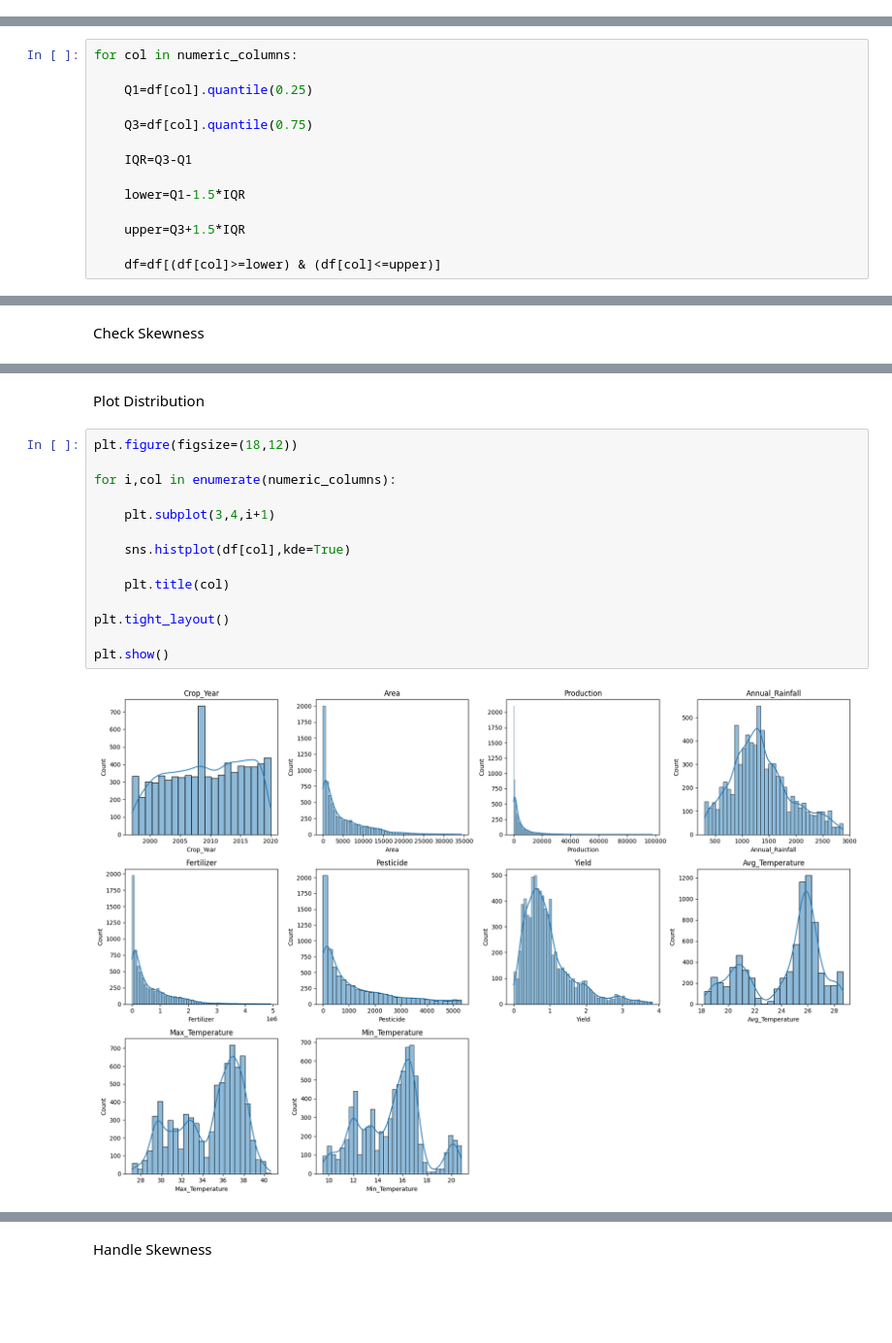
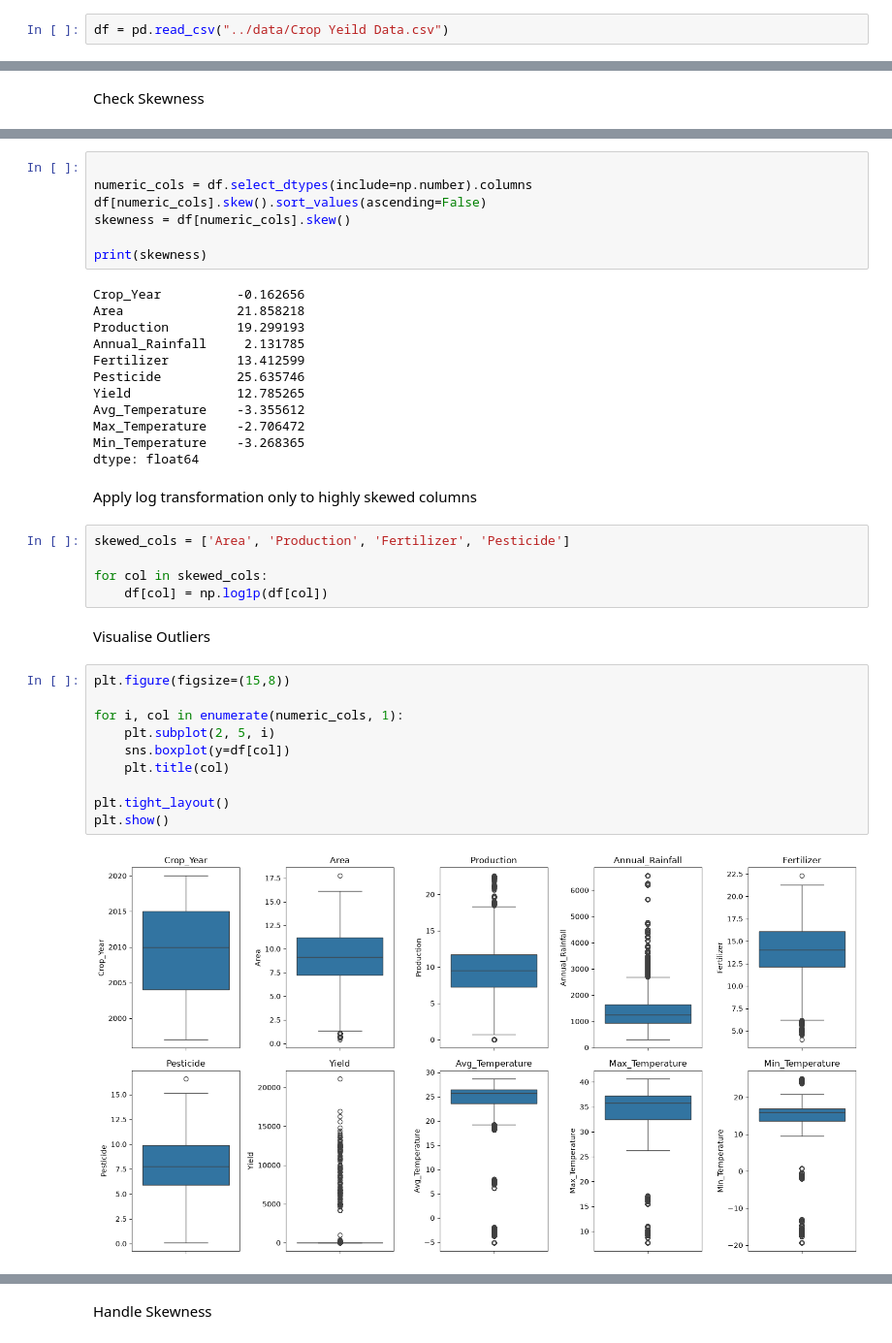
Before and after one commit to ranjana27ka-bot/Crop_Yield_Prediction, a Jupyter notebook: notebooks/Data_Collection_and_Preprocessing.ipynb, the cells around one changed output, grey strips where cells are left out. Shown at 97% size. Saved outputs shown, nothing was run; the diff lists cells and outputs as text; blank space fills up the shorter version.

```diff
--- a/notebooks/Data_Collection_and_Preprocessing.ipynb
+++ b/notebooks/Data_Collection_and_Preprocessing.ipynb
@@ -22,3 +16,5 @@ df = pd.read_csv(DATA_PATH)
+# %%
+df = pd.read_csv("../data/Crop Yeild Data.csv")
 # %% [markdown]
 1. Data Exploration:
 ● Explore the data, list down the unique values in each feature and find its length.
@@ -218,14 +168,0 @@ Remove Outliers
-# %%
-for col in numeric_columns:
-
-    Q1=df[col].quantile(0.25)
-
-    Q3=df[col].quantile(0.75)
-
-    IQR=Q3-Q1
-
-    lower=Q1-1.5*IQR
-
-    upper=Q3+1.5*IQR
-
-    df=df[(df[col]>=lower) & (df[col]<=upper)]
@@ -256,18 +171,40 @@ dtype: float64
-# %% [markdown]
-Plot Distribution
+# %%
+
+numeric_cols = df.select_dtypes(include=np.number).columns
+df[numeric_cols].skew().sort_values(ascending=False)
+skewness = df[numeric_cols].skew()
+
+print(skewness)
+# %% [output]
+Crop_Year          -0.162656
+Area               21.858218
+Production         19.299193
+Annual_Rainfall     2.131785
+Fertilizer         13.412599
+Pesticide          25.635746
+Yield              12.785265
+Avg_Temperature    -3.355612
+Max_Temperature    -2.706472
+Min_Temperature    -3.268365
+dtype: float64
+# %% [markdown]
+Apply log transformation only to highly skewed columns
+# %%
+skewed_cols = ['Area', 'Production', 'Fertilizer', 'Pesticide']
+
+for col in skewed_cols:
+    df[col] = np.log1p(df[col])
+# %% [markdown]
+Visualise Outliers
 # %%
-plt.figure(figsize=(18,12))
+plt.figure(figsize=(15,8))
 
-for i,col in enumerate(numeric_columns):
-
-    plt.subplot(3,4,i+1)
-
-    sns.histplot(df[col],kde=True)
-
+for i, col in enumerate(numeric_cols, 1):
+    plt.subplot(2, 5, i)
+    sns.boxplot(y=df[col])
     plt.title(col)
 
 plt.tight_layout()
-
 plt.show()
 # %% [output]
-[figure, old version]
+[figure, new version]
```
Also changed, not shown: parts of 29 cells of this notebook, 3 other files.
